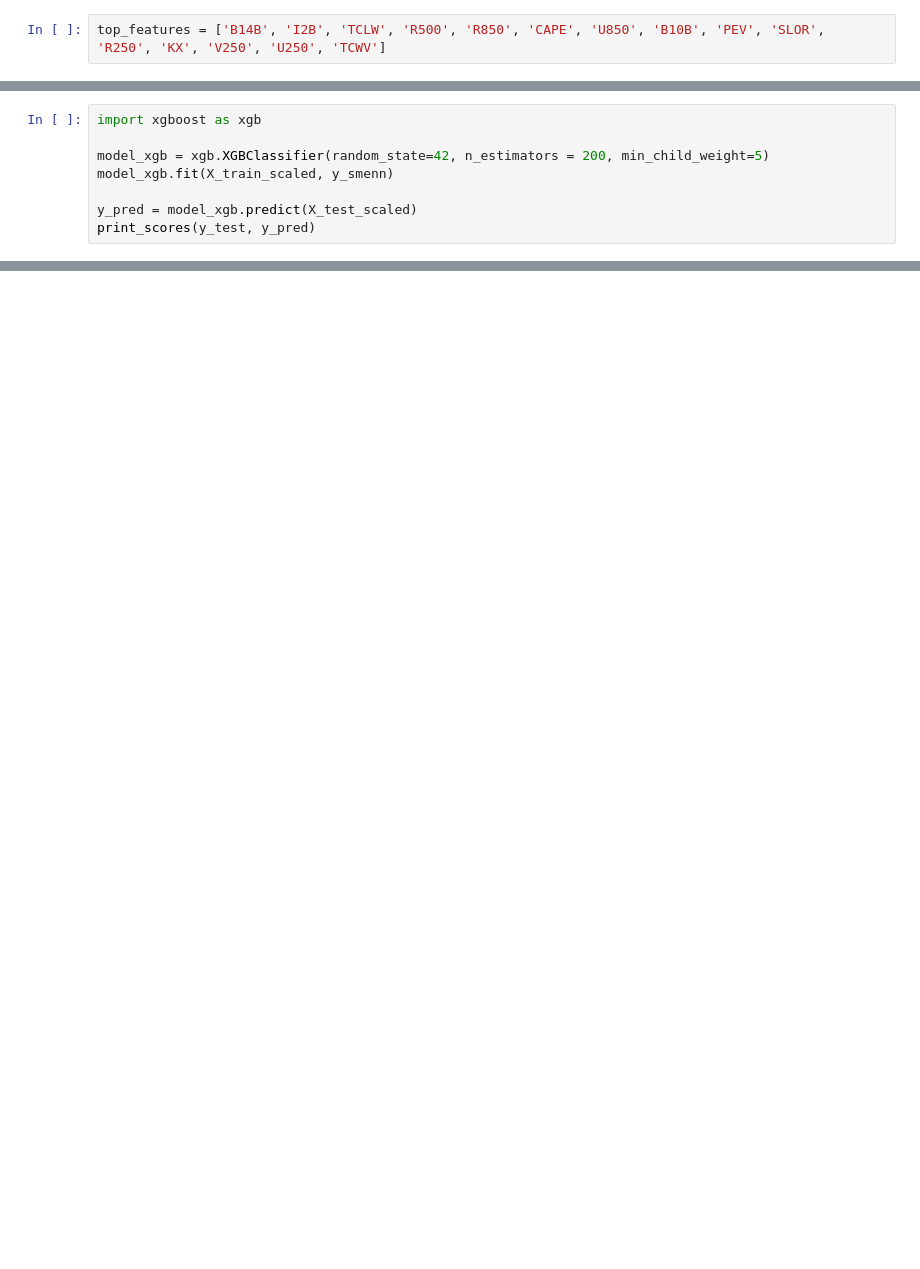
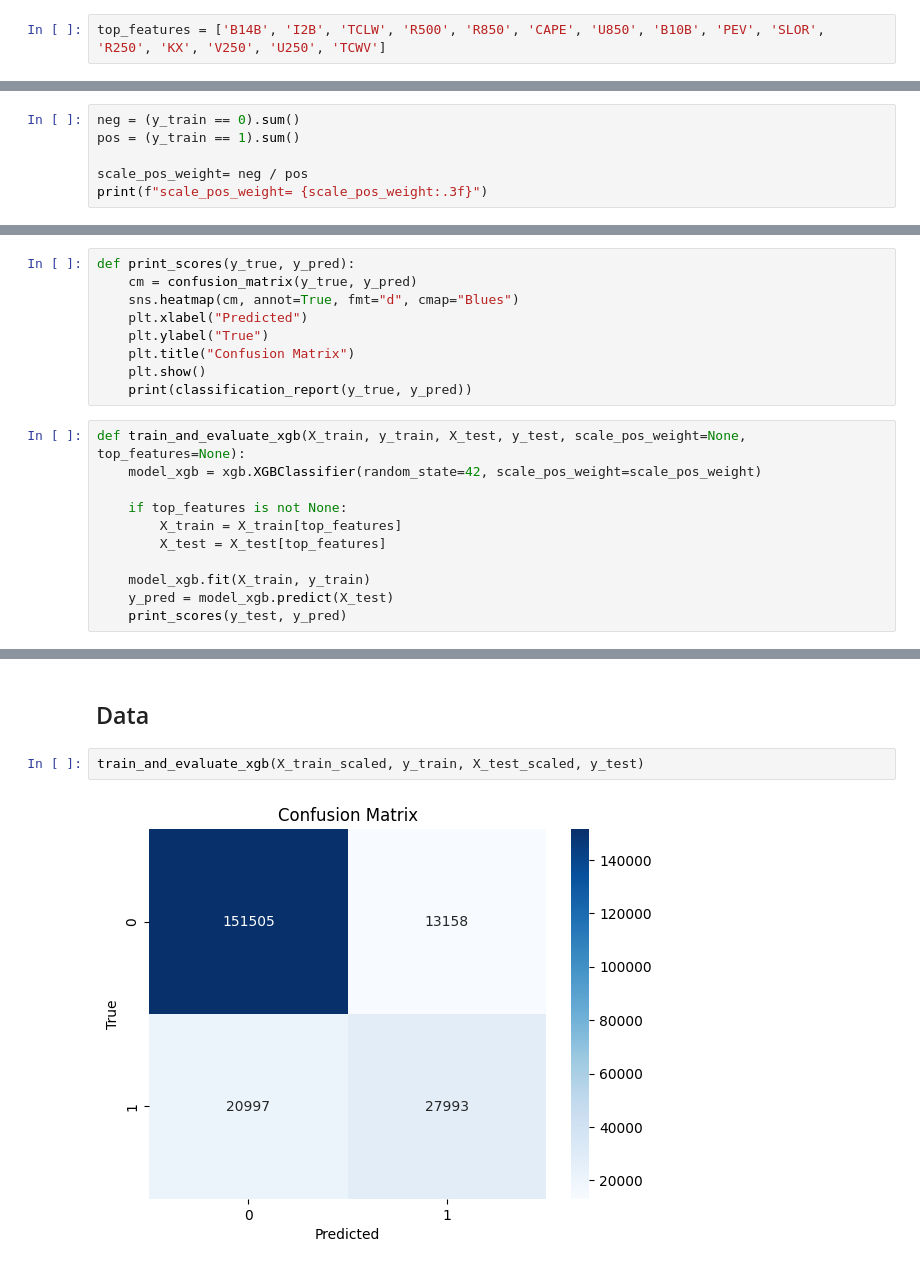
Before and after one commit to ltl2702/INT3401-2-AI_Project, a Jupyter notebook: train_all/model/XGBoost.ipynb, the cells around one changed output, grey strips where cells are left out. Drawn from its saved outputs; the diff is of its cells as text; blank space fills up the shorter version.

Commit message:
xgboost

```diff
--- a/train_all/model/XGBoost.ipynb
+++ b/train_all/model/XGBoost.ipynb
@@ -1006,8 +69,0 @@ weighted avg       0.80      0.78      0.79    207094
-# %%
-import xgboost as xgb
-
-model_xgb = xgb.XGBClassifier(random_state=42, n_estimators = 200, min_child_weight=5)
-model_xgb.fit(X_train_scaled, y_smenn)
-
-y_pred = model_xgb.predict(X_test_scaled)
-print_scores(y_test, y_pred)
@@ -1323,0 +72,6 @@ Mô hình XGBoost ban đầu (không SMOTE hay SMOTE ENN) là tốt nhất.
+# %%
+neg = (y_train == 0).sum()
+pos = (y_train == 1).sum()
+
+scale_pos_weight= neg / pos
+print(f"scale_pos_weight= {scale_pos_weight:.3f}")
@@ -1323,0 +80,20 @@ Mô hình XGBoost ban đầu (không SMOTE hay SMOTE ENN) là tốt nhất.
+# %%
+def print_scores(y_true, y_pred):
+    cm = confusion_matrix(y_true, y_pred)
+    sns.heatmap(cm, annot=True, fmt="d", cmap="Blues")
+    plt.xlabel("Predicted")
+    plt.ylabel("True")
+    plt.title("Confusion Matrix")
+    plt.show()
+    print(classification_report(y_true, y_pred))
+# %%
+def train_and_evaluate_xgb(X_train, y_train, X_test, y_test, scale_pos_weight=None, top_features=None):
+    model_xgb = xgb.XGBClassifier(random_state=42, scale_pos_weight=scale_pos_weight)
+
+    if top_features is not None:
+        X_train = X_train[top_features]
+        X_test = X_test[top_features]
+
+    model_xgb.fit(X_train, y_train)
+    y_pred = model_xgb.predict(X_test)
+    print_scores(y_test, y_pred)
@@ -1323,0 +179,6 @@ Mô hình XGBoost ban đầu (không SMOTE hay SMOTE ENN) là tốt nhất.
+# %% [markdown]
+## Data
+# %%
+train_and_evaluate_xgb(X_train_scaled, y_train, X_test_scaled, y_test)
+# %% [output]
+[figure, added]
```
Also changed, not shown: parts of 96 cells of this notebook, 1 other file.
